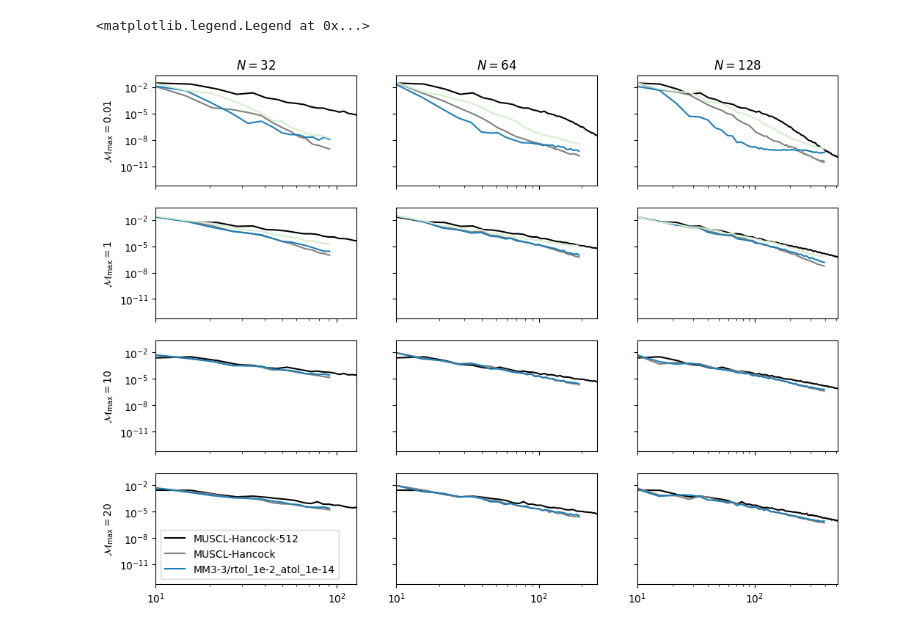
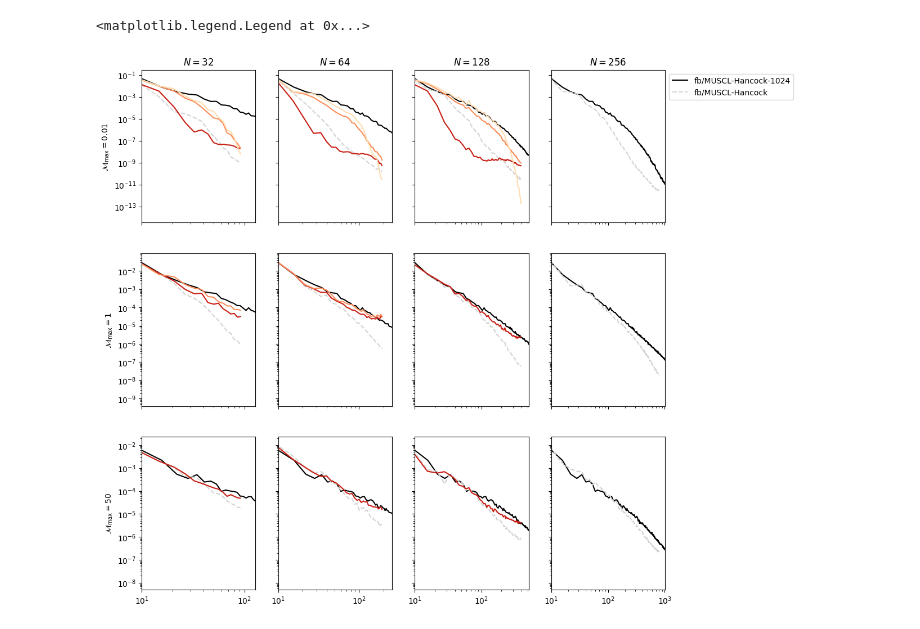
Before and after one commit to jpalafou/superfv, a Jupyter notebook: benchmarks/isotropic-decaying-turbulence/Spectra.ipynb, the cells around one changed output. Cells and saved outputs as stored; diff of their text form; code cells hidden in the pictures.

```diff
--- a/benchmarks/isotropic-decaying-turbulence/Spectra.ipynb
+++ b/benchmarks/isotropic-decaying-turbulence/Spectra.ipynb
@@ -100,16 +100,19 @@ def plot_spectra(sim, ax, style=None, n=-1, M_max=1):
     ax.plot(
         k_centers[1:], E_k[1:] / M_max**2, **(style if style is not None else dict())
     )
+# %%
+sim_cache = {}
 # %%
-M_max_values = [0.01, 1, 10, 20]
-N_values = [32, 64, 128]
+M_max_values = [0.01, 1, 50]
+N_values = [32, 64, 128, 256]
+seed = 1
 
 fig, axs = plt.subplots(
     len(M_max_values),
     len(N_values),
     sharex="col",
-    sharey=True,
-    figsize=(3 * len(M_max_values), 3 * len(N_values)),
+    sharey="row",
+    figsize=(3 * (len(M_max_values) + 1), 3 * len(N_values)),
 )
 for i, j in product(range(len(M_max_values)), range(len(N_values))):
     axs[i, j].set_xscale("log")
@@ -126,37 +129,57 @@ for j, N in enumerate(N_values):
 cmap1 = plt.get_cmap("GnBu")
 cmap2 = plt.get_cmap("OrRd")
 styles = {
-    "MUSCL-Hancock-512": dict(color="black"),
-    "MUSCL-Hancock": dict(color="grey"),
-    "MM3-3/rtol_1e-2_atol_1e-14": dict(color=cmap1(0.8)),
-    # "MM7-3/rtol_1e-2_atol_1e-14": dict(color=cmap2(0.8)),
-    "MM3-3/rtol_1e0_atol_1e-14": dict(color=cmap1(0.2)),
-    # "MM7-3/rtol_1e0_atol_1e-14": dict(color=cmap2(0.2)),
+    "fb/MUSCL-Hancock-1024": dict(color="black"),
+    "fb/MUSCL-Hancock": dict(color="lightgrey", linestyle="--"),
+    # "fb/MM3-3/rtol_1e-1_atol_1e-14": dict(color=cmap1(0.8)),
+    # "fb/MM3-3/rtol_1e0_atol_1e-14": dict(color=cmap1(0.5)),
+    # "fb/MM3-3/rtol_1e1_atol_1e-14": dict(color=cmap1(0.2)),
+    "fb/MM7-3/rtol_1e-1_atol_1e-14": dict(color=cmap2(0.8)),
+    "fb/MM7-3/rtol_1e0_atol_1e-14": dict(color=cmap2(0.5)),
+    "fb/MM7-3/rtol_1e1_atol_1e-14": dict(color=cmap2(0.2)),
 }
 
-seed = 1
 for (i, M_max), (j, N), (scheme, style) in product(
     enumerate(M_max_values), enumerate(N_values), styles.items()
 ):
-    if scheme == "MUSCL-Hancock-512":
-        sim_path = (
-            base_path + f"512x512/cupy/MUSCL-Hancock/M_max_{M_max}/seed_{seed:02d}"
-        )
+    key = (
+        (scheme, M_max, 1024, seed)
+        if scheme == "fb/MUSCL-Hancock-1024"
+        else (scheme, M_max, N, seed)
+    )
+
+    if key in sim_cache:
+        sim = sim_cache[key]
     else:
-        sim_path = (
-            base_path
-            + f"{N}x{N}/"
-            + ("cupy/" if N >= 128 else "")
-            + scheme
-            + f"/M_max_{M_max}/seed_{seed:02d}"
-        )
+        if scheme == "fb/MUSCL-Hancock-1024":
+            sim_path = (
+                base_path
+                + f"1024x1024/cupy/fb/MUSCL-Hancock/M_max_{M_max}/seed_{seed:02d}"
+            )
+        else:
+            sim_path = (
+                base_path
+                + f"{N}x{N}/"
+                + ("cupy/" if N >= 128 else "")
+                + scheme
+                + f"/M_max_{M_max}/seed_{seed:02d}"
+            )
 
-    try:
-        sim = OutputLoader(sim_path)
-    except FileNotFoundError:
-        continue
+        try:
+            sim = OutputLoader(sim_path)
+
+            if (
+                sim.minisnapshots["E_cons"][-1] / sim.minisnapshots["E_total"][-1]
+                > 1e-10
+            ):
+                raise FileNotFoundError
+
+            sim_cache[key] = sim
+        except FileNotFoundError:
+            print(f"Could not find\n{sim_path}\nMoving on.")
+            continue
 
     plot_spectra(sim, axs[i, j], style=style | dict(label=scheme), M_max=M_max)
 
-axs[-1, 0].legend()
+axs[0, -1].legend(loc="upper left", bbox_to_anchor=(1, 1))
 # %% [output]
@@ -180,2 +203,2 @@ Successfully read simulation output from "/scratch/gpfs/jp7427/out/isotropic-dec
 <matplotlib.legend.Legend at 0x...>
-[figure, old version]
+[figure, new version]
```
Also changed, not shown: parts of 1 cell of this notebook, 4 other files.
